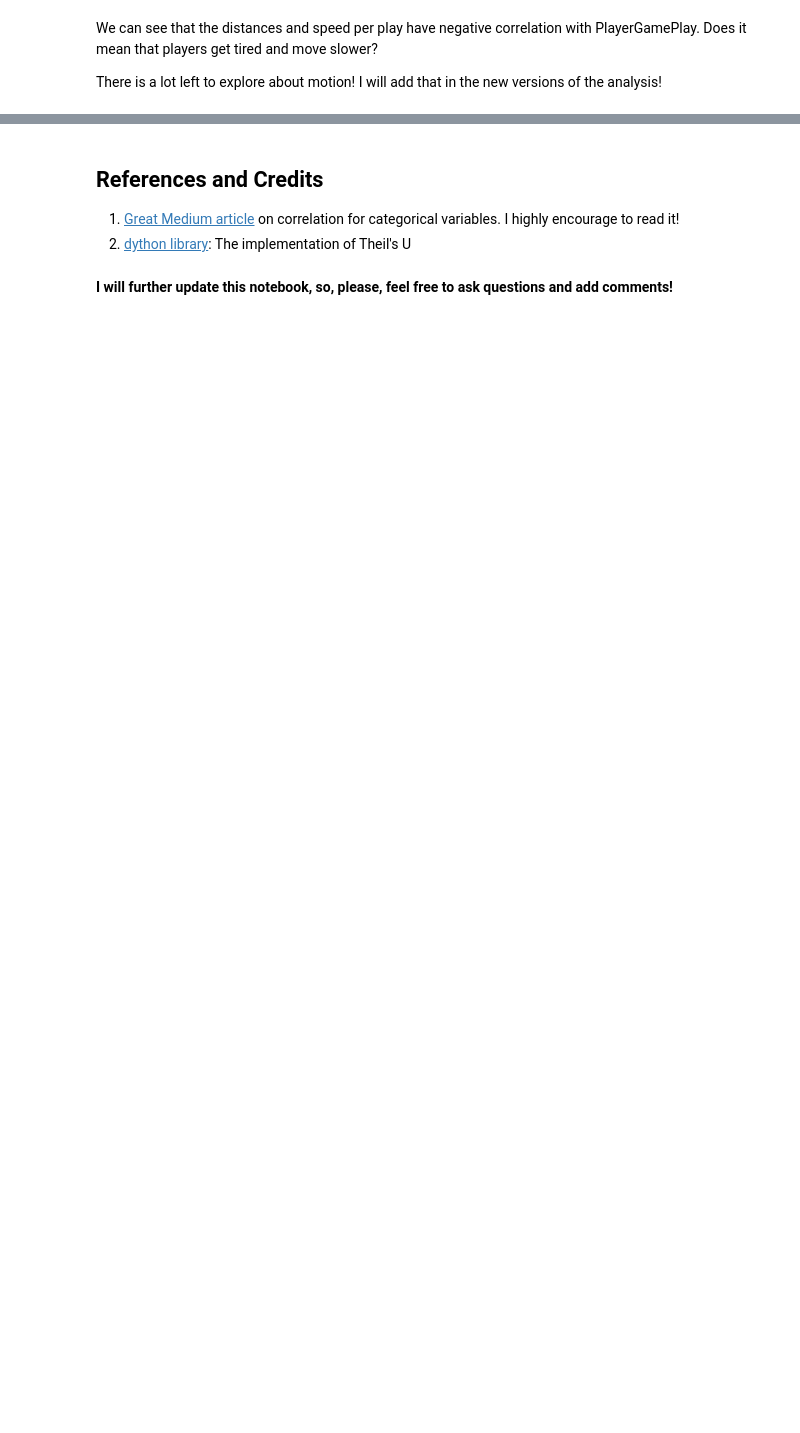
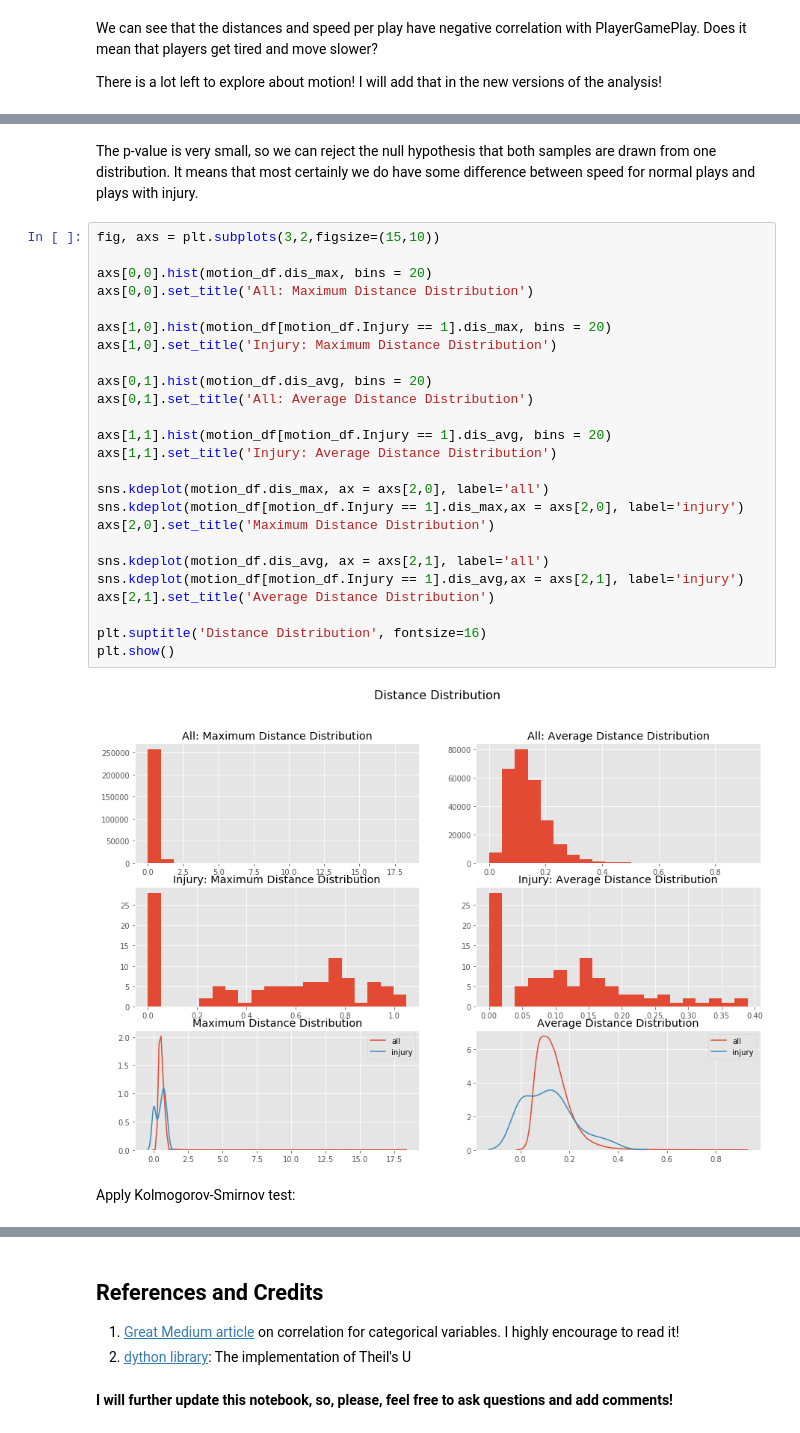
Before and after one commit to Lexie88rus/NFL-1st-and-Future, a Jupyter notebook: NFL_Injury_Analytics.ipynb, the cells around one changed output, grey strips where cells are left out. Saved outputs shown, nothing was run; the diff lists cells and outputs as text; blank space fills up the shorter version.

```diff
--- a/NFL_Injury_Analytics.ipynb
+++ b/NFL_Injury_Analytics.ipynb
@@ -994,0 +1040,31 @@ There is a lot left to explore about motion! I will add that in the new versions
+# %% [markdown]
+The p-value is very small, so we can reject the null hypothesis that both samples are drawn from one distribution. It means that most certainly we do have some difference between speed for normal plays and plays with injury.
+# %%
+fig, axs = plt.subplots(3,2,figsize=(15,10))
+
+axs[0,0].hist(motion_df.dis_max, bins = 20)
+axs[0,0].set_title('All: Maximum Distance Distribution')
+
+axs[1,0].hist(motion_df[motion_df.Injury == 1].dis_max, bins = 20)
+axs[1,0].set_title('Injury: Maximum Distance Distribution')
+
+axs[0,1].hist(motion_df.dis_avg, bins = 20)
+axs[0,1].set_title('All: Average Distance Distribution')
+
+axs[1,1].hist(motion_df[motion_df.Injury == 1].dis_avg, bins = 20)
+axs[1,1].set_title('Injury: Average Distance Distribution')
+
+sns.kdeplot(motion_df.dis_max, ax = axs[2,0], label='all')
+sns.kdeplot(motion_df[motion_df.Injury == 1].dis_max,ax = axs[2,0], label='injury')
+axs[2,0].set_title('Maximum Distance Distribution')
+
+sns.kdeplot(motion_df.dis_avg, ax = axs[2,1], label='all')
+sns.kdeplot(motion_df[motion_df.Injury == 1].dis_avg,ax = axs[2,1], label='injury')
+axs[2,1].set_title('Average Distance Distribution')
+
+plt.suptitle('Distance Distribution', fontsize=16)
+plt.show()
+# %% [output]
+[figure, added]
+# %% [markdown]
+Apply Kolmogorov-Smirnov test:
```
Also changed, not shown: parts of 23 cells of this notebook.
